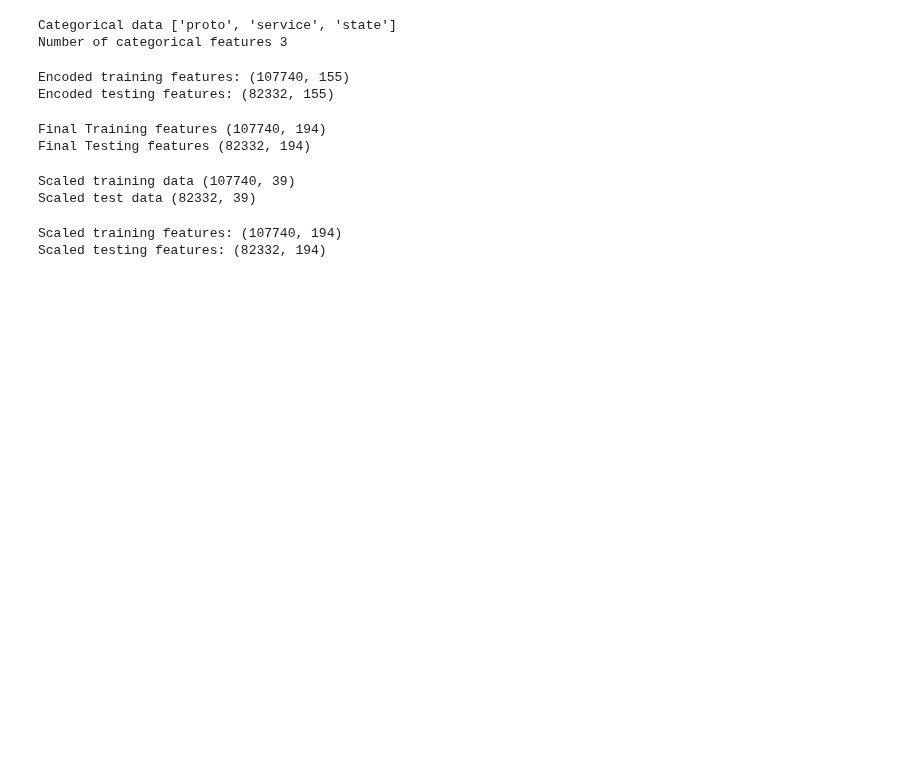
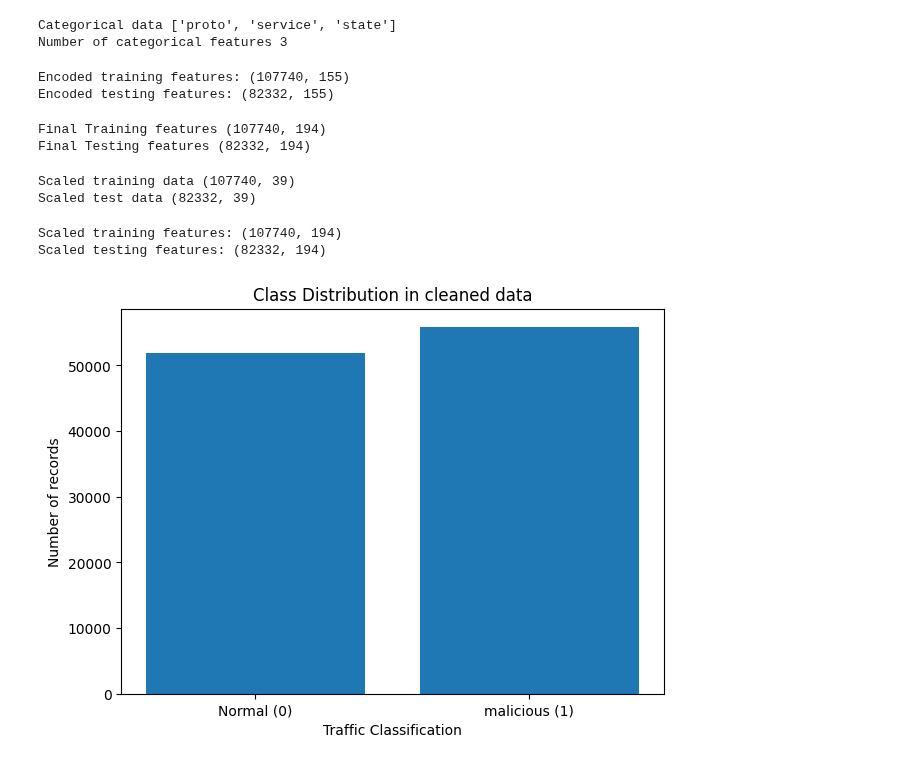
Before and after one commit to fortiz11/Network-intrusion-detection, a Jupyter notebook: network-Intrusion-detection.ipynb, the cells around one changed output. Drawn from its saved outputs; the diff is of its cells as text; code cells hidden in the pictures; blank space fills up the shorter version.

Commit message:
added class distribution visualizations

```diff
--- a/network-Intrusion-detection.ipynb
+++ b/network-Intrusion-detection.ipynb
@@ -193,3 +193,16 @@ print("Scaled testing features:", X_test_scaled.shape)
 # %% [output]
 Scaled training features: (107740, 194)
 Scaled testing features: (82332, 194)
+# %%
+class_counts= y_train.value_counts().sort_index()
+
+plt.figure(figsize=(7,5))
+plt.bar(["Normal (0)", "malicious (1)"], class_counts.values)
+
+plt.title("Class Distribution in cleaned data")
+plt.xlabel("Traffic Classification")
+plt.ylabel("Number of records")
+
+plt.show()
+# %% [output]
+[figure, added]
```
Also changed, not shown: parts of 1 cell of this notebook.
